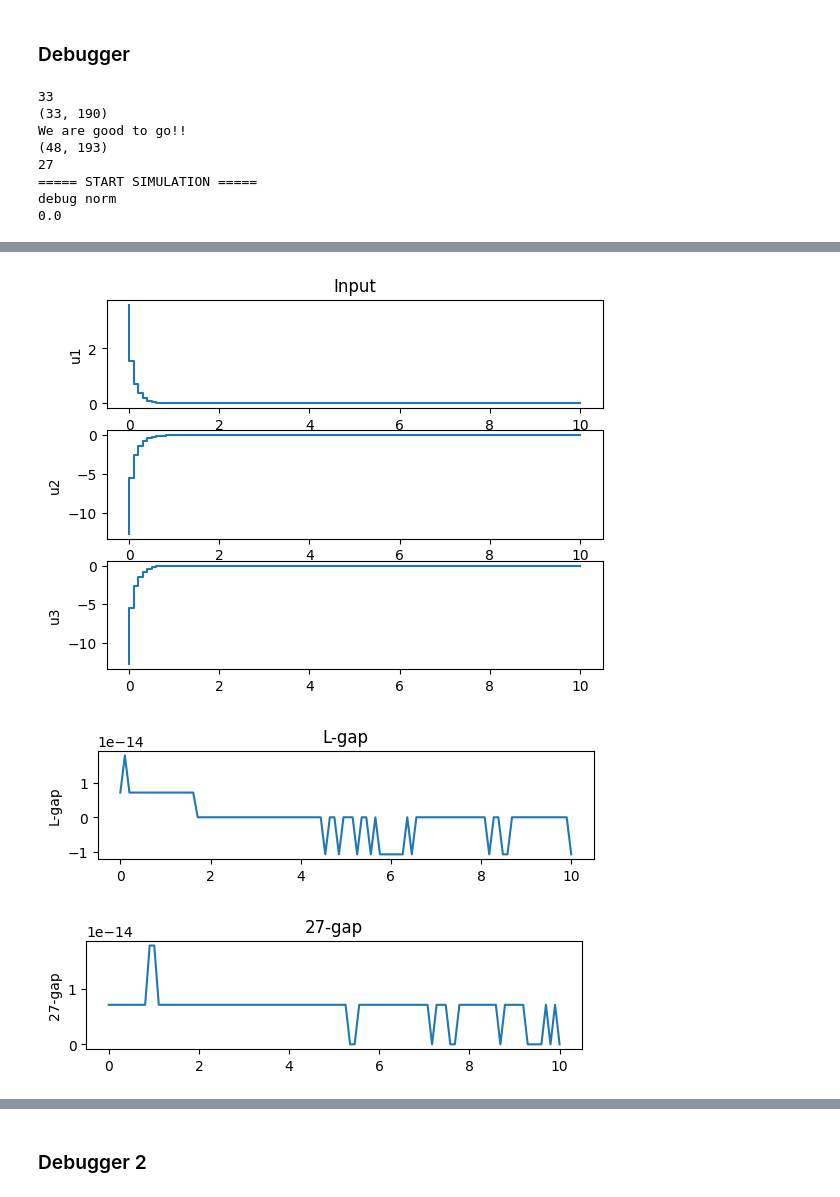
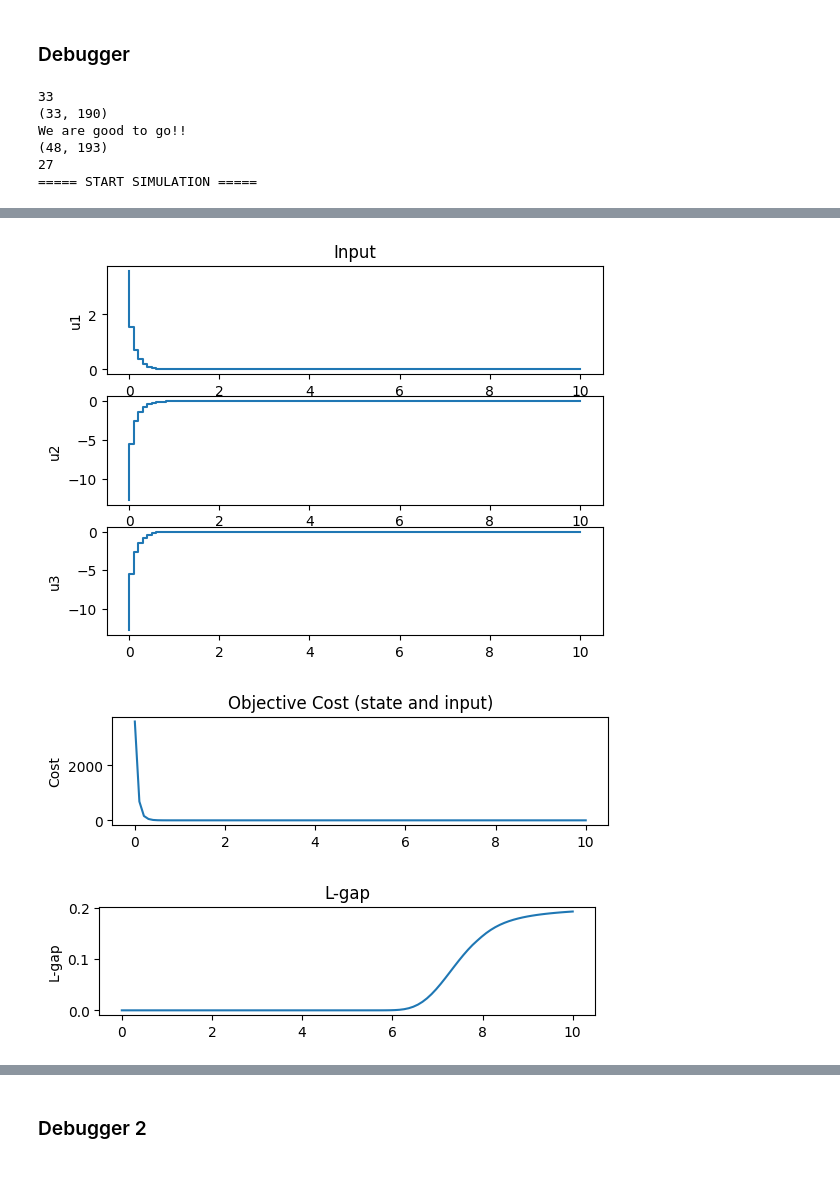
Before and after one commit to pSujet/DeepC, a Jupyter notebook: main_deepc.ipynb, the cells around one changed output, grey strips where cells are left out. Drawn from its saved outputs; the diff is of its cells as text; code cells hidden in the pictures.

```diff
--- a/main_deepc.ipynb
+++ b/main_deepc.ipynb
@@ -36,7 +36,7 @@ u_seq = np.array(np.random.rand(m,n_sim))
 mu = 0 #0.5
 sigma = 0.0 # 0.2
 
-# Collect data
+# -- Collect data
 for t in range(n_sim):
     u = u_seq[:, t].reshape(m, 1)
     w = np.random.normal(mu, sigma, size=(n, 1))
@@ -46,7 +46,7 @@ for t in range(n_sim):
     xData[:,[t+1]] = x
     yData[:,[t+1]] = y
 
-# set parameters
+# -- set parameters
 params = {}
 params['uData'] = uData
 params['yData'] = yData[:,1:] #xData[:,1:]
@@ -57,15 +57,15 @@ params['lambda_slack'] = 10**3# 10**7
 params['lambda_g'] = 100#300# 100
 params['ulim'] = 5
 
-# create controller
+# -- create controller
 controller = DeePC(params,constr_u = False)
 # controller.create_Hankel_check()
 
-# offline computation
+# -- offline computation
 controller.create_Hankel_check()
 controller.create_Hankel()
 
-# Simulation setup for initial state
+# -- Simulation setup for initial state
 x0 = np.array([[-20],[5],[1]])
 t_step = 0.1
 t_sim = 3.0                                    # simulation time
@@ -79,7 +79,7 @@ yData_ini[:,[0]] = x0
 Tini = n
 
 # ======== GROUSE ========
-low_dimension_rank = 3*(3+5)+3
+low_dimension_rank = 3*(3+5)+3                 # m*(Tini+Tf)+n
 controller.create_U1(low_dimension_rank)
 GROUSE_ENABLE = True
 step_size = 0.01
@@ -87,11 +87,11 @@ grouse_iter = 20
 u_obs = np.zeros((m*(Tini + params['N'] + grouse_iter - 1),1))
 y_obs = np.zeros((p*(Tini + params['N'] + grouse_iter - 1),1))
 
-# Generate random input sequence
+# -- Generate random input sequence
 np.random.seed(5)
 u_seq = np.array(np.random.rand(m,n_sim))
 
-# Generate initial state
+# -- Generate initial state
 for t in range(n_sim):
     u = u_seq[:, t].reshape(m, 1)
     w = np.random.normal(mu, sigma, size=(n, 1))
@@ -129,19 +129,17 @@ U_true = controller.create_U1(low_dimension_rank)
 subspaceLog = np.empty((1,n_sim))
 if GROUSE_ENABLE:
     U_predictor = controller.create_U1(low_dimension_rank)
-    print("debug norm")
-    print(np.linalg.norm(U_true@np.transpose(U_true)-U_predictor@np.transpose(U_predictor),2))
 else:
     U_predictor = controller.Hankel_PF
+CHANGE_ENABLE = True
+t_change = 5
+A_0 = A[0,0]
 
-
-A_0 = A[0,0]
-# run simulation
+# -- Run simulation
 for t in range(n_sim):
-    # if t>= 50:
-    #     if t == 50:
-    #         print("HERE")
-    #     A[0,0] = A_0 + 0.2*np.log(t)
+    if CHANGE_ENABLE:
+        if t>= t_change/t_step:
+            A[0,0] = A_0 + 0.2*np.log(t)
 
     # u = controller.computeInput(u_ini,y_ini).reshape(m, 1)
     u = controller.computeInputGROUSE(u_ini,y_ini,U_predictor).reshape(m, 1)
@@ -152,7 +150,7 @@ for t in range(n_sim):
     u_vec = np.reshape(u,(-1, 1))
     x_vec = np.reshape(x,(-1, 1))
     y_vec = np.reshape(y,(-1, 1))
-    cost = x_vec.T @ params['Q'] @ x_vec + u_vec.T @ params['R'] @ u_vec
+    cost = y_vec.T @ params['Q'] @ y_vec + u_vec.T @ params['R'] @ u_vec
     uLog[:,[t]] = u_vec
     xLog[:,[t+1]] = x_vec
     yLog[:,[t+1]] = y_vec
@@ -168,12 +166,6 @@ for t in range(n_sim):
     u_obs[-Tini:,:] = u_vec
     y_obs = np.roll(y_obs,-Tini)
     y_obs[-Tini:,:] = y_vec
-
-    # u_p = u_obs[:m*Tini,:]
-    # u_f = u_obs[m*Tini:,:]
-    # y_p = y_obs[:p*Tini,:]
-    # y_f = y_obs[p*Tini:,:]
-    # v_obs = np.block([[u_p],[y_p],[u_f],[y_f]])
 
     if GROUSE_ENABLE:
         for i in range(grouse_iter):
@@ -215,47 +207,41 @@ time = np.linspace(0,t_sim,n_sim);
 plt.subplot(311)
 plt.step(time,uLog[0,:])
 plt.ylabel('u1')
 plt.title('Input')
 
 plt.subplot(312)
 plt.step(time,uLog[1,:])
 plt.ylabel('u2')
 
 plt.subplot(313)
 plt.step(time,uLog[2,:])
 plt.ylabel('u3')
 
+# Plot cost
+cost_plot = plt.figure(3)
+time = np.linspace(0,t_sim,n_sim);
+plt.subplot(311)
+plt.plot(time,costLog[0,:])
+plt.ylabel('Cost')
+plt.title('Objective Cost (state and input)')
+
 # Plot subspace tracking
-sst_plot = plt.figure(3)
+sst_plot = plt.figure(4)
 time = np.linspace(0,t_sim,n_sim);
 plt.subplot(311)
 plt.plot(time,subspaceLog[0,:])
 plt.ylabel('L-gap')
 plt.title('L-gap')
 
-
 plt.show()
 # %% [output]
 33
 (33, 190)
 We are good to go!!
 (48, 193)
 27
 ===== START SIMULATION =====
-debug norm
-0.0
 [figure]
 [figure]
-[figure, old version]
+[figure, new version]
+[figure, added]
-# %%
-sst_plot = plt.figure(3)
-time = np.linspace(0,t_sim,n_sim);
-plt.subplot(311)
-plt.plot(time,subspaceLog[0,:])
-plt.ylabel('27-gap')
-plt.title('27-gap')
-
-
-plt.show()
-# %% [output]
-[figure, removed]
```
Also changed, not shown: parts of 1 cell of this notebook, 36 other files.
